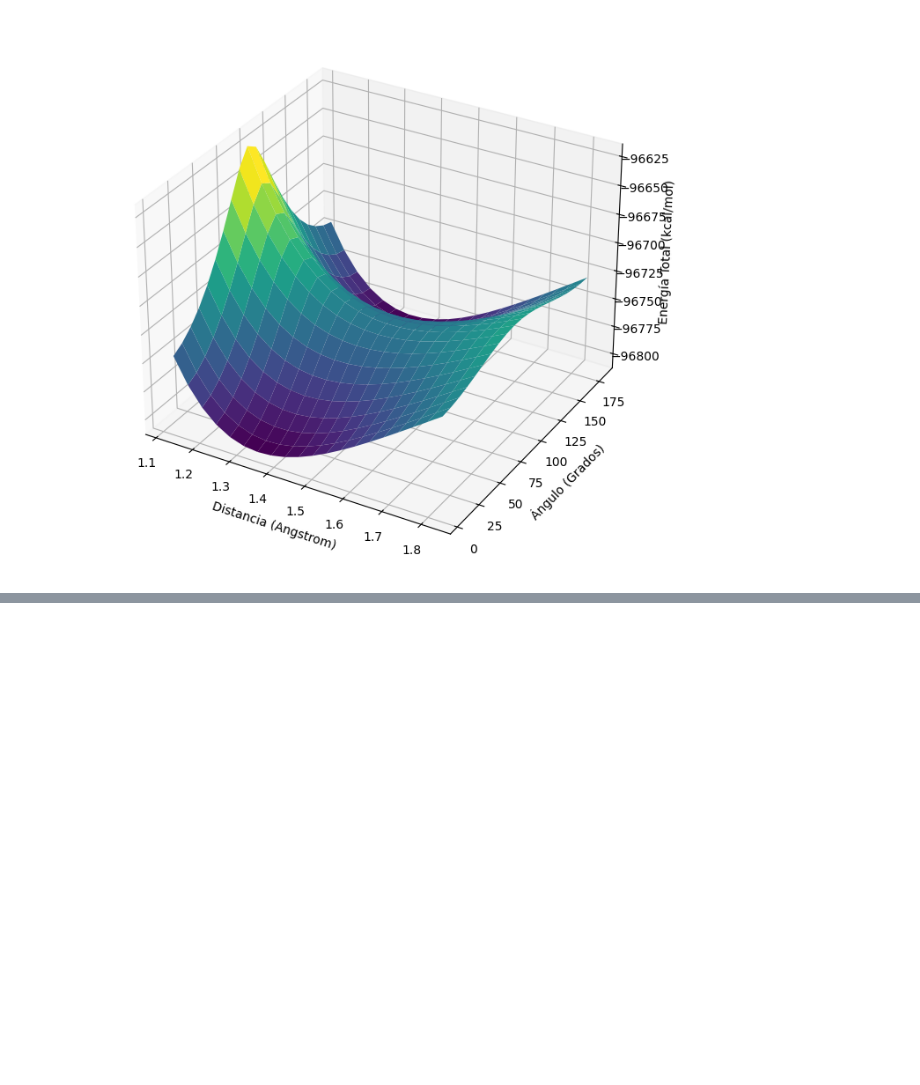
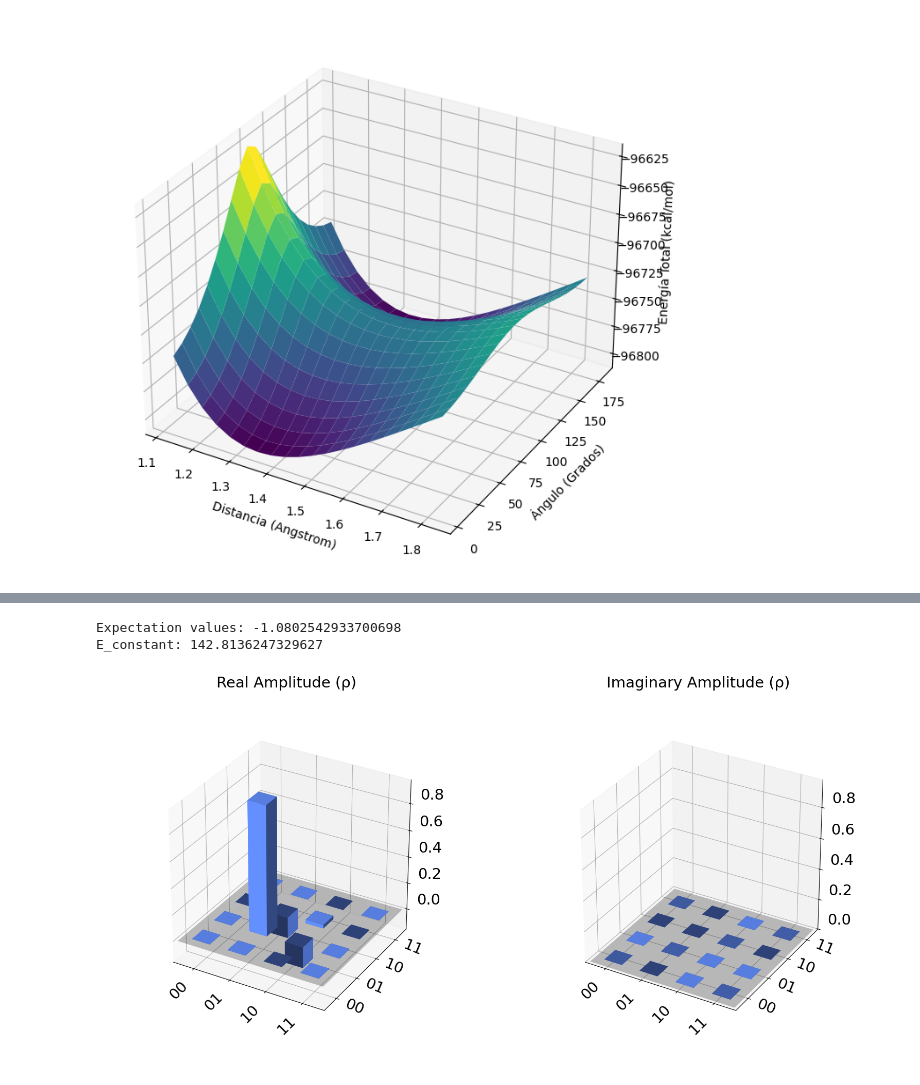
Before and after one commit to jervaal/IPRE-VQE, a Jupyter notebook: try.ipynb, the cells around one changed output, grey strips where cells are left out. Saved outputs shown, nothing was run; the diff lists cells and outputs as text; code cells hidden in the pictures; blank space fills up the shorter version.

Commit message:
avances de trotterización

```diff
--- a/try.ipynb
+++ b/try.ipynb
@@ -694,0 +729,66 @@ plt.show()
+# %%
+trans_gs_energy, trans_gs_circuit, trans_pauli_ham = generate_vqe_optimal(z_matrix_trans, 2)
+# %%
+from qiskit_aer import AerSimulator
+from qiskit_ibm_runtime import EstimatorV2
+from qiskit.transpiler.preset_passmanagers import generate_preset_pass_manager
+
+
+
+backend = AerSimulator()
+
+pm = generate_preset_pass_manager(backend= backend,
+                                  optimization_level= 1)
+
+trans_isa_optimal_ansatz = pm.run(trans_gs_circuit)
+trans_isa_hamiltonian = pauli_ham.apply_layout(trans_isa_optimal_ansatz.layout)
+
+estimator = EstimatorV2(backend= backend)
+
+job = estimator.run([(trans_isa_optimal_ansatz, trans_isa_hamiltonian)])
+pub_result = job.result()[0]
+
+#energy
+print(f"Expectation values: {pub_result.data.evs}")
+
+trans_energy_constant = -154.27503126952496 / pub_result.data.evs
+
+print(f'E_constant: {trans_energy_constant}')
+# %% [output]
+Expectation values: -1.0802542933700698
+E_constant: 142.8136247329627
+# %%
+from qiskit_algorithms import TimeEvolutionProblem, TrotterQRTE
+from qiskit.primitives import Estimator
+from qiskit.circuit.library import PauliEvolutionGate
+from qiskit.synthesis import LieTrotter, SuzukiTrotter
+
+
+final_time = 100
+time_steps = 1000
+
+dt = final_time / time_steps
+
+trotter = TrotterQRTE(product_formula= SuzukiTrotter(4),
+                      num_timesteps= time_steps,
+                      estimator= Estimator())
+
+initial_state = Statevector(trans_gs_circuit)
+
+problem = TimeEvolutionProblem(hamiltonian= trans_pauli_ham,
+                               initial_state= initial_state,
+                               time= final_time,
+                               aux_operators= [trans_pauli_ham])
+
+result = trotter.evolve(problem)
+# %%
+final_state = result.evolved_state
+
+obs_data = np.array((np.array(result.observables)[:,:,0]))
+
+energies = obs_data[:, 0]
+
+
+Statevector(final_state).draw('city')
+# %% [output]
+[figure, added]
```
Also changed, not shown: parts of 39 cells of this notebook.
